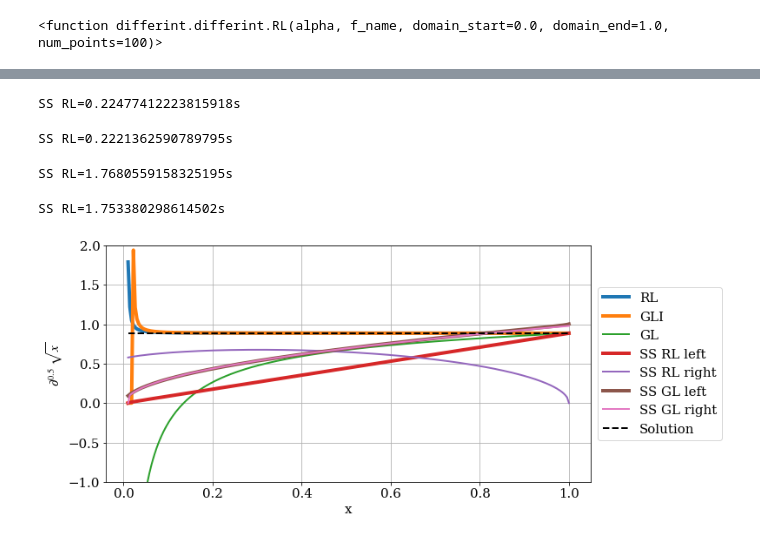
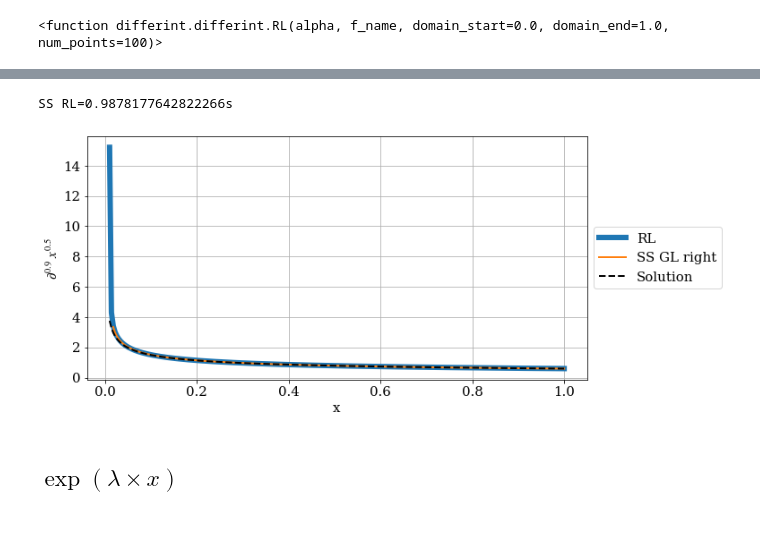
Before and after one commit to tbeucler/ml4rt, a Jupyter notebook: notebooks_tbeucler/03_Build fractional_derivative_library.ipynb, the cells around one changed output, grey strips where cells are left out. Drawn from its saved outputs; the diff is of its cells as text; code cells hidden in the pictures.

```diff
--- a/notebooks_tbeucler/03_Build fractional_derivative_library.ipynb
+++ b/notebooks_tbeucler/03_Build fractional_derivative_library.ipynb
@@ -33,7 +35,7 @@ domain = np.linspace(0.010,1,Npoints)
 # %%
-sqrt = np.sqrt(domain)
+sqrt = domain**power
 # %%
-order = 0.5
+order = 0.9
 # %%
 df.RL
 # %% [output]
@@ -62,38 +64,35 @@ df GLI=0.01809096336364746s
 # %%
-if order>=0:
+if order<=0:
     t0 = time()
-    d_0p5_sqrt_SS_RL_left = RL_left_integral(np.expand_dims(sqrt,0),domain[1]-domain[0],order)
+    d_0p5_sqrt_SS_RL_left = RL_left_integral(np.expand_dims(sqrt,0),domain[1]-domain[0],-order)
     t1 = time()
 
     print('SS RL='+str((t1-t0))+'s')
-# %% [output]
-SS RL=0.22477412223815918s
 # %%
-t0 = time()
-d_0p5_sqrt_SS_RL_right = RL_right_integral(np.expand_dims(sqrt,0),domain[1]-domain[0],0.5)
-t1 = time()
+# if order<=-1:
+#     t0 = time()
+#     d_0p5_sqrt_SS_RL_right = -RL_right_integral(np.expand_dims(sqrt,0),domain[1]-domain[0],-order)
+#     t1 = time()
+#     d_0p5_sqrt_SS_RL_right -= d_0p5_sqrt_SS_RL_right[0,0]
 
-print('SS RL='+str((t1-t0))+'s')
+#     print('SS RL='+str((t1-t0))+'s')
-# %% [output]
-SS RL=0.2221362590789795s
 # %%
-d_0p5_sqrt_SS_GL_left = np.zeros(Npoints,)
+# d_0p5_sqrt_SS_GL_left = np.zeros(Npoints,)
 
-t0 = time()
-for i in range(Npoints):
-    d_0p5_sqrt_SS_GL_left[i] = GL_left(np.expand_dims(sqrt[i:],0),domain[1]-domain[0],0.5)
-t1 = time()
-print('SS RL='+str((t1-t0))+'s')
+# t0 = time()
+# for i in range(Npoints):
+#     d_0p5_sqrt_SS_GL_left[i] = GL_left(np.expand_dims(sqrt[i:],0),order,domain[1]-domain[0])
+# t1 = time()
+# print('SS RL='+str((t1-t0))+'s')
-# %% [output]
-SS RL=1.7680559158325195s
 # %%
-d_0p5_sqrt_SS_GL_right = np.zeros(Npoints,)
+if order>=0:
+    d_0p5_sqrt_SS_GL_right = np.zeros(Npoints,)
 
-t0 = time()
-for i in range(Npoints):
-    d_0p5_sqrt_SS_GL_right[i] = GL_right(np.expand_dims(sqrt[:i],0),domain[1]-domain[0],0.5)
-t1 = time()
-print('SS RL='+str((t1-t0))+'s')
+    t0 = time()
+    for i in range(Npoints):
+        d_0p5_sqrt_SS_GL_right[i] = GL_right(np.expand_dims(sqrt[:(i+1)],0),order,domain[1]-domain[0])
+    t1 = time()
+    print('SS RL='+str((t1-t0))+'s')
 # %% [output]
-SS RL=1.753380298614502s
+SS RL=0.9878177642822266s
 # %%
@@ -107,22 +108,24 @@ elif order==0: soluation = sqrt
 # %%
 plt.figure(figsize=(10,5))
 
-plt.plot(domain,d_0p5_sqrt_RL,label='RL')
-plt.plot(domain,d_0p5_sqrt_GLI,label='GLI')
-plt.plot(domain,d_0p5_sqrt_GL,label='GL',linewidth=0.5*lw)
-if order>=0:
-    plt.plot(domain,d_0p5_sqrt_SS_RL_left[0,:],label='SS RL left')
-plt.plot(domain,d_0p5_sqrt_SS_RL_right[0,:],label='SS RL right',linewidth=0.5*lw)
-plt.plot(domain,d_0p5_sqrt_SS_GL_left,label='SS GL left')
-plt.plot(domain,d_0p5_sqrt_SS_GL_right,label='SS GL right',linewidth=0.5*lw)
+if order<1: plt.plot(domain,d_0p5_sqrt_RL,label='RL',linewidth=1.5*lw)
+else: plt.plot(domain[2:],d_0p5_sqrt_GL[2:],label='GL',linewidth=0.75*lw)
+#plt.plot(domain,d_0p5_sqrt_GLI,label='GLI')
+
+if order<=0: plt.plot(domain,d_0p5_sqrt_SS_RL_left[0,:],label='SS RL left')
+#if order<=-1: plt.plot(domain,d_0p5_sqrt_SS_RL_right[0,:],label='SS RL right',linewidth=0.5*lw)
+#plt.plot(domain,d_0p5_sqrt_SS_GL_left,label='SS GL left')
+if order>=0: plt.plot(domain[2:],d_0p5_sqrt_SS_GL_right[2:],label='SS GL right',linewidth=0.5*lw)
 plt.plot(domain,solution,linewidth=lw/2,linestyle='--',color='k',label='Solution')
 plt.grid()
 plt.legend(loc='center left', bbox_to_anchor=(1, 0.5))
 #plt.ylim((np.min(solution[1:])-1,1+np.max(solution[1:])))
-plt.ylim((-1,2))
+#plt.ylim((-10,10))
 
 plt.xlabel('x')
-if order!=0: plt.ylabel(r'$\partial^{'+str(order)+'}\ \sqrt{x}$')
-else: plt.ylabel(r'$\partial^{'+str(0)+'}\ \sqrt{x}$')
+if order!=0: plt.ylabel(r'$\partial^{'+str(order)+'}\ x^{'+str(power)+'}$')
+else: plt.ylabel(r'$\partial^{'+str(0)+'}\ x^{'+str(power)+'}$')
 # %% [output]
-[figure, old version]
+[figure, new version]
+# %% [markdown]
+## $\exp(\lambda \times x)$
```
Also changed, not shown: parts of 18 cells of this notebook, 2 other files.
